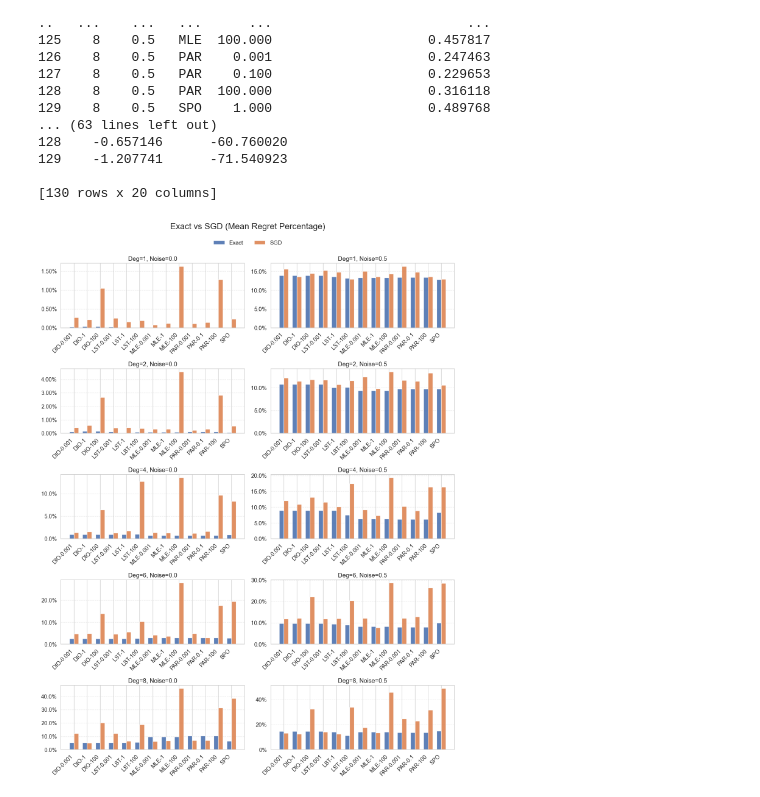
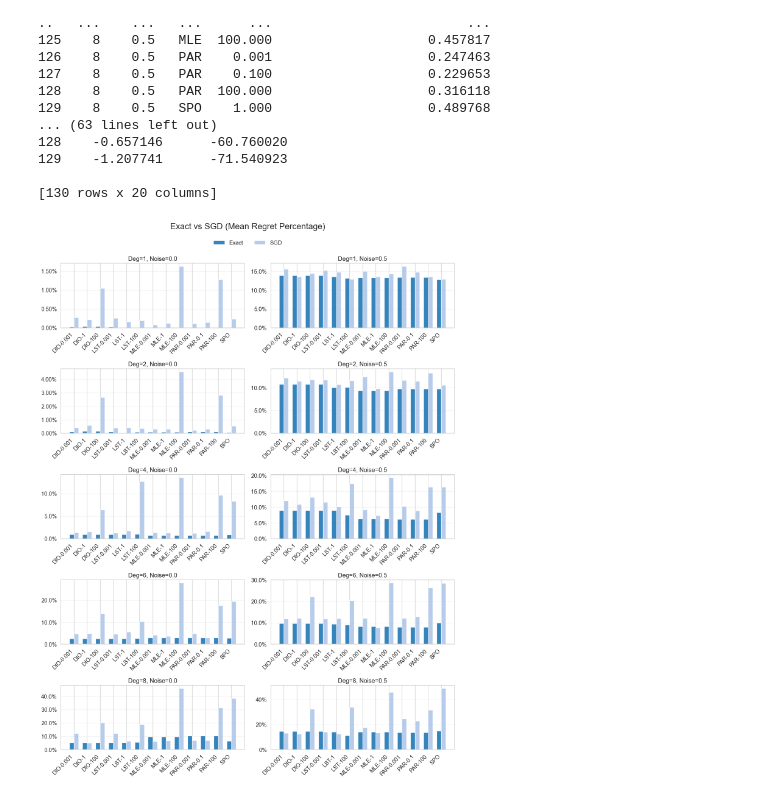
Before and after one commit to Jackieziao/Robust-learning-to-rank, a Jupyter notebook: Comparision/comparision.ipynb, the cells around one changed output. Cells and saved outputs as stored; diff of their text form; code cells hidden in the pictures.

Commit message:
change color theme

```diff
--- a/Comparision/comparision.ipynb
+++ b/Comparision/comparision.ipynb
@@ -345,7 +345,7 @@ with open(file_path, "rb") as f:
 # file_path = os.path.join(save_path, f"Shortest_path_model_result_{grid_width}.pkl")
 # with open(file_path, "rb") as f:
 #         total_result = pickle.load(f)  # list of dicts: {"seed": s, "x": X_s, "y": Y_s}
-df = pd.DataFrame(exact_total_result)
+df = pd.DataFrame(sgd_total_result)
 
 df_long = (
     df
@@ -361,8 +361,8 @@ df_long["Regret"] = df_long["Regret"].astype(float)
 # ----------------------------------
 # Seaborn setup
 # ----------------------------------
-sns.set(style="whitegrid", palette="deep", font_scale=1.2)
-palette = sns.color_palette("deep")   # deep palette
+sns.set(style="whitegrid", palette="tab20", font_scale=1.2)
+palette = sns.color_palette("tab20")
 
 methods = df_long["Method"].unique()
 method_to_color = {m: palette[i % len(palette)] for i, m in enumerate(methods)}
@@ -548,7 +548,7 @@ df_all["CVaR90 Percentage"]     *= 100
 # %%
 
 # Palette: deep seaborn
-colors = sns.color_palette("deep", 2)
+colors = sns.color_palette("tab20", 2)
 
 deg_values = sorted(df_all["Deg"].unique())
 noise_values = sorted(df_all["Noise"].unique())  # should be 2
@@ -606,31 +606,31 @@ for i, deg in enumerate(deg_values):
         ax.set_xticklabels(df_pivot.index, rotation=45, ha="right")
 
         ax.yaxis.set_major_formatter(mtick.PercentFormatter())
         ax.set_title(f"Deg={deg}, Noise={noise}")
         ax.grid(axis="y", linestyle="--", alpha=0.4)
 
         # Save legend handles for global legend
         if legend_handles is None:
             legend_handles = [bc.patches[0] for bc in bar_containers]
             legend_labels = methods
 
 
 # ---------------------------
 # Global title + Legend
 # ---------------------------
 
 fig.suptitle(f"Exact vs SGD ({metric})", fontsize=20, y=0.92)
 
 fig.legend(
     legend_handles,
     legend_labels,
     loc="upper center",
     bbox_to_anchor=(0.5, 0.9),    # Under title
     ncol=2,
     frameon=False
 )
 
 plt.tight_layout(rect=[0, 0, 1, 0.90])
 plt.show()
 # %% [output]
-[figure, old version]
+[figure, new version]
```
Also changed, not shown: parts of 1 cell of this notebook, 3 other files.
